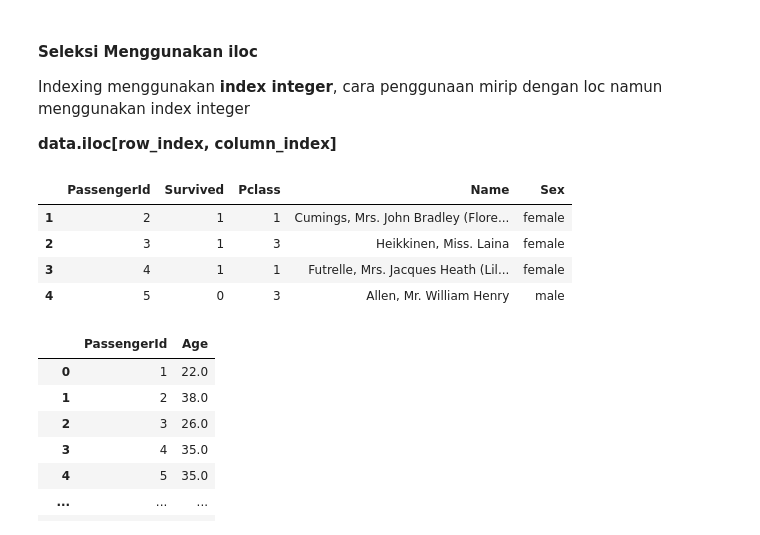
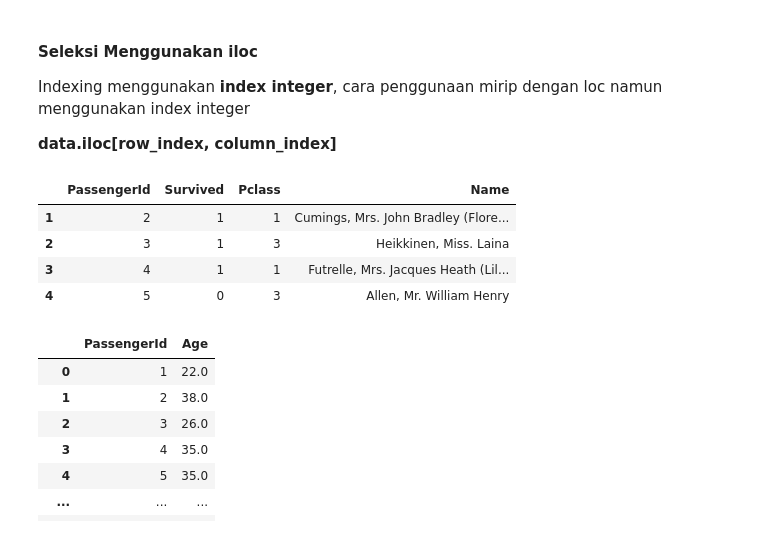
Before and after one commit to EvanLaksanaWP/Oprec-2024, a Jupyter notebook: materi_pandas_numpy.ipynb, the cells around one changed output. Cells and saved outputs as stored; diff of their text form; code cells hidden in the pictures.

```diff
--- a/materi_pandas_numpy.ipynb
+++ b/materi_pandas_numpy.ipynb
@@ -172,8 +179,7 @@ operable program or batch file.
 data = pd.read_csv("./titanic.csv")
 
 # Mengambil dari GitHub
-data = pd.read_csv(
-    "https://raw.githubusercontent.com/datasciencedojo/datasets/master/titanic.csv")
+data = pd.read_csv("https://raw.githubusercontent.com/datasciencedojo/datasets/master/titanic.csv")
 
 # Mengambil dari Google Drive ( drive.google.com/file/d/1cxttBfHGltz1enyM_BQYiedU73t5mKMX/view?usp=drive_link )
 id = "1cxttBfHGltz1enyM_BQYiedU73t5mKMX"
@@ -566,13 +646,13 @@ Indexing menggunakan **index integer**, cara penggunaan mirip dengan loc namun m
 **data.iloc[row_index, column_index]**
 # %%
 # Mengambil range baris tertentu pada range kolom tertentu
-data.iloc[1:5, 0:5]
+data.iloc[1:5, 0:4]
 # %% [output]
-|  | PassengerId | Survived | Pclass | Name | Sex |
-| 1 | 2 | 1 | 1 | Cumings, Mrs. John Bradley (Flore... | female |
-| 2 | 3 | 1 | 3 | Heikkinen, Miss. Laina | female |
-| 3 | 4 | 1 | 1 | Futrelle, Mrs. Jacques Heath (Lil... | female |
-| 4 | 5 | 0 | 3 | Allen, Mr. William Henry | male |
+|  | PassengerId | Survived | Pclass | Name |
+| 1 | 2 | 1 | 1 | Cumings, Mrs. John Bradley (Flore... |
+| 2 | 3 | 1 | 3 | Heikkinen, Miss. Laina |
+| 3 | 4 | 1 | 1 | Futrelle, Mrs. Jacques Heath (Lil... |
+| 4 | 5 | 0 | 3 | Allen, Mr. William Henry |
 # %%
 # Mengambil semua baris pada kolom tertentu
 data.iloc[:, [0, 5]]
```
Also changed, not shown: parts of 42 cells of this notebook, 1 other file.
